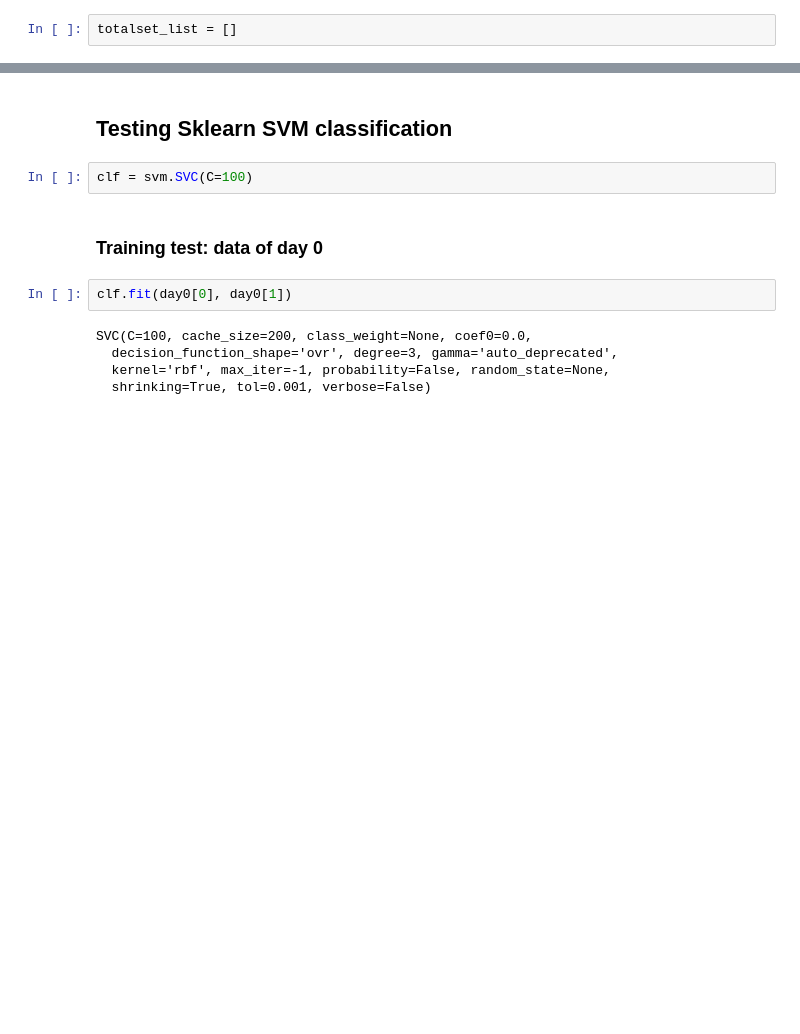
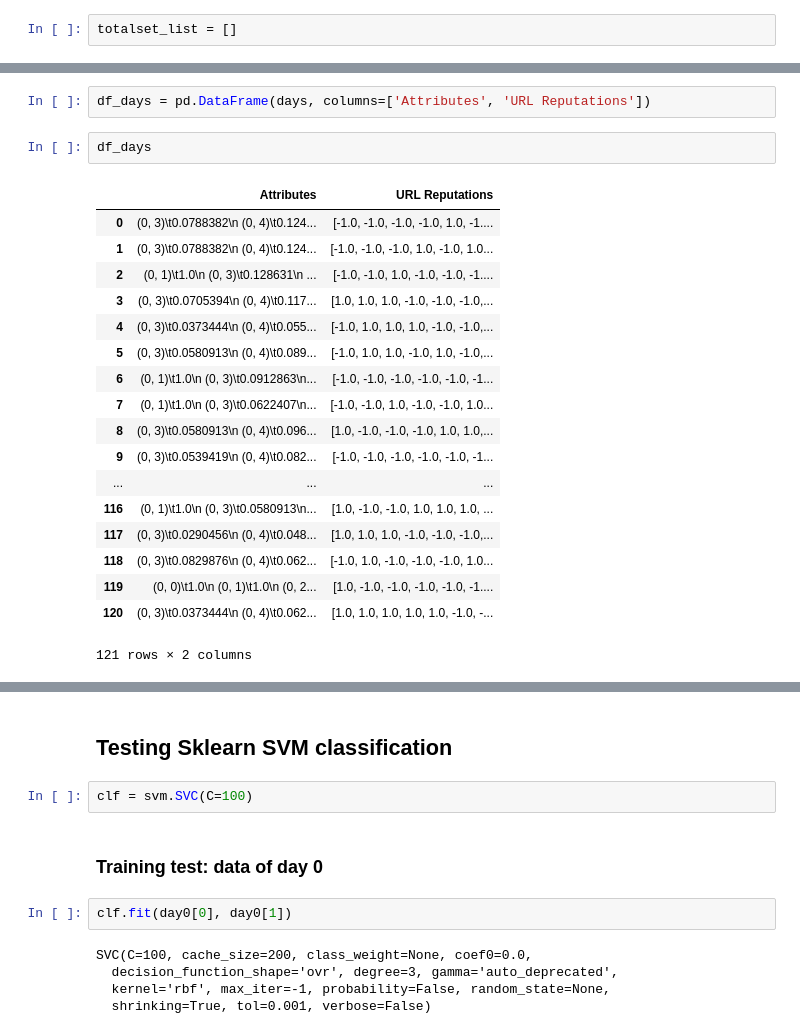
Before and after one commit to giordanoDaloisio/Data-Analysis-project, a Jupyter notebook: Project.ipynb, the cells around one changed output, grey strips where cells are left out. Saved outputs shown, nothing was run; the diff lists cells and outputs as text; blank space fills up the shorter version.

```diff
--- a/Project.ipynb
+++ b/Project.ipynb
@@ -121,0 +106,23 @@ plt.show()
+# %%
+df_days = pd.DataFrame(days, columns=['Attributes', 'URL Reputations'])
+# %%
+df_days
+# %% [output]
+|  | Attributes | URL Reputations |
+| 0 | (0, 3)\t0.0788382\n (0, 4)\t0.124... | [-1.0, -1.0, -1.0, -1.0, 1.0, -1.... |
+| 1 | (0, 3)\t0.0788382\n (0, 4)\t0.124... | [-1.0, -1.0, -1.0, 1.0, -1.0, 1.0... |
+| 2 | (0, 1)\t1.0\n (0, 3)\t0.128631\n ... | [-1.0, -1.0, 1.0, -1.0, -1.0, -1.... |
+| 3 | (0, 3)\t0.0705394\n (0, 4)\t0.117... | [1.0, 1.0, 1.0, -1.0, -1.0, -1.0,... |
+| 4 | (0, 3)\t0.0373444\n (0, 4)\t0.055... | [-1.0, 1.0, 1.0, 1.0, -1.0, -1.0,... |
+| 5 | (0, 3)\t0.0580913\n (0, 4)\t0.089... | [-1.0, 1.0, 1.0, -1.0, 1.0, -1.0,... |
+| 6 | (0, 1)\t1.0\n (0, 3)\t0.0912863\n... | [-1.0, -1.0, -1.0, -1.0, -1.0, -1... |
+| 7 | (0, 1)\t1.0\n (0, 3)\t0.0622407\n... | [-1.0, -1.0, 1.0, -1.0, -1.0, 1.0... |
+| 8 | (0, 3)\t0.0580913\n (0, 4)\t0.096... | [1.0, -1.0, -1.0, -1.0, 1.0, 1.0,... |
+| 9 | (0, 3)\t0.0539419\n (0, 4)\t0.082... | [-1.0, -1.0, -1.0, -1.0, -1.0, -1... |
+| ... | ... | ... |
+| 116 | (0, 1)\t1.0\n (0, 3)\t0.0580913\n... | [1.0, -1.0, -1.0, 1.0, 1.0, 1.0, ... |
+| 117 | (0, 3)\t0.0290456\n (0, 4)\t0.048... | [1.0, 1.0, 1.0, -1.0, -1.0, -1.0,... |
+| 118 | (0, 3)\t0.0829876\n (0, 4)\t0.062... | [-1.0, 1.0, -1.0, -1.0, -1.0, 1.0... |
+| 119 | (0, 0)\t1.0\n (0, 1)\t1.0\n (0, 2... | [1.0, -1.0, -1.0, -1.0, -1.0, -1.... |
+| 120 | (0, 3)\t0.0373444\n (0, 4)\t0.062... | [1.0, 1.0, 1.0, 1.0, 1.0, -1.0, -... |
+121 rows × 2 columns
```
Also changed, not shown: parts of 34 cells of this notebook.
